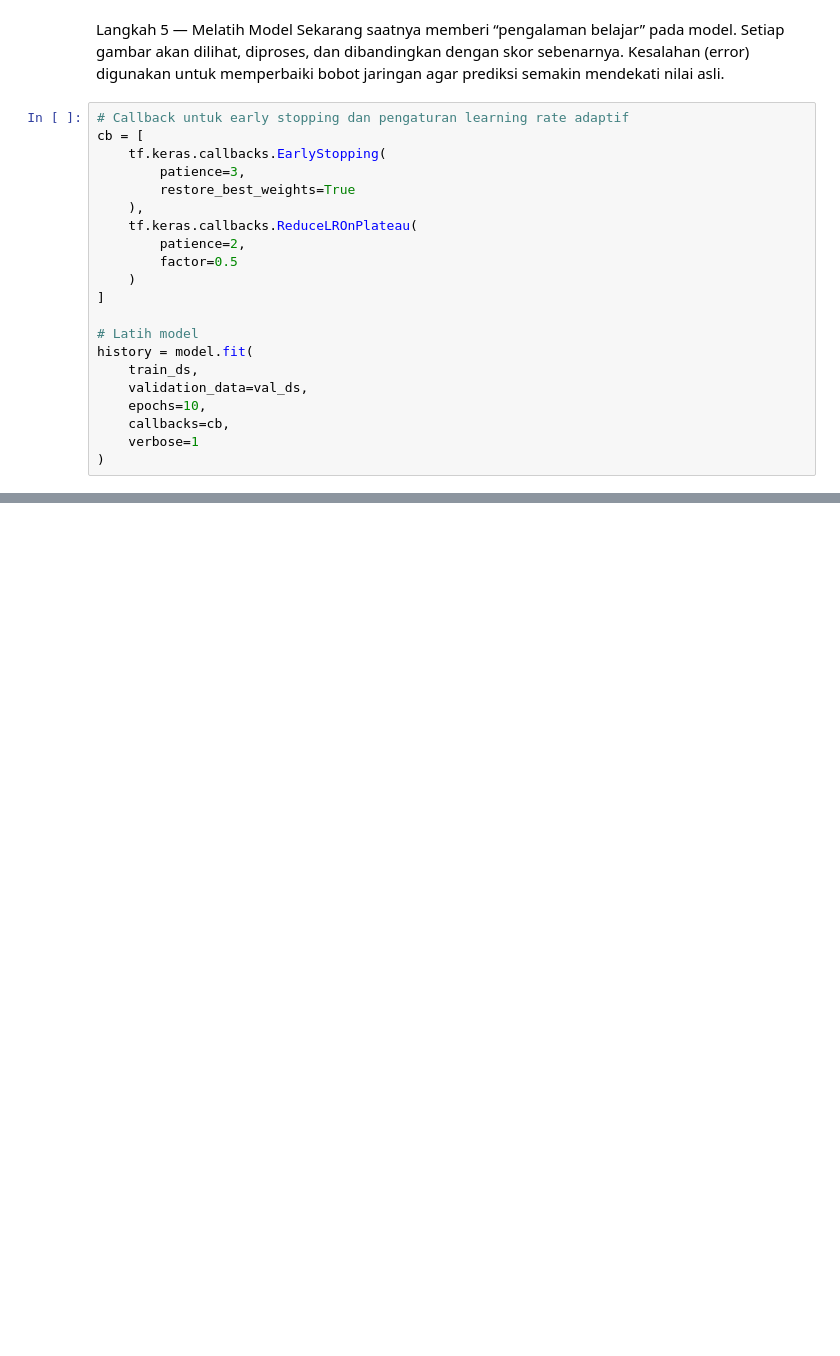
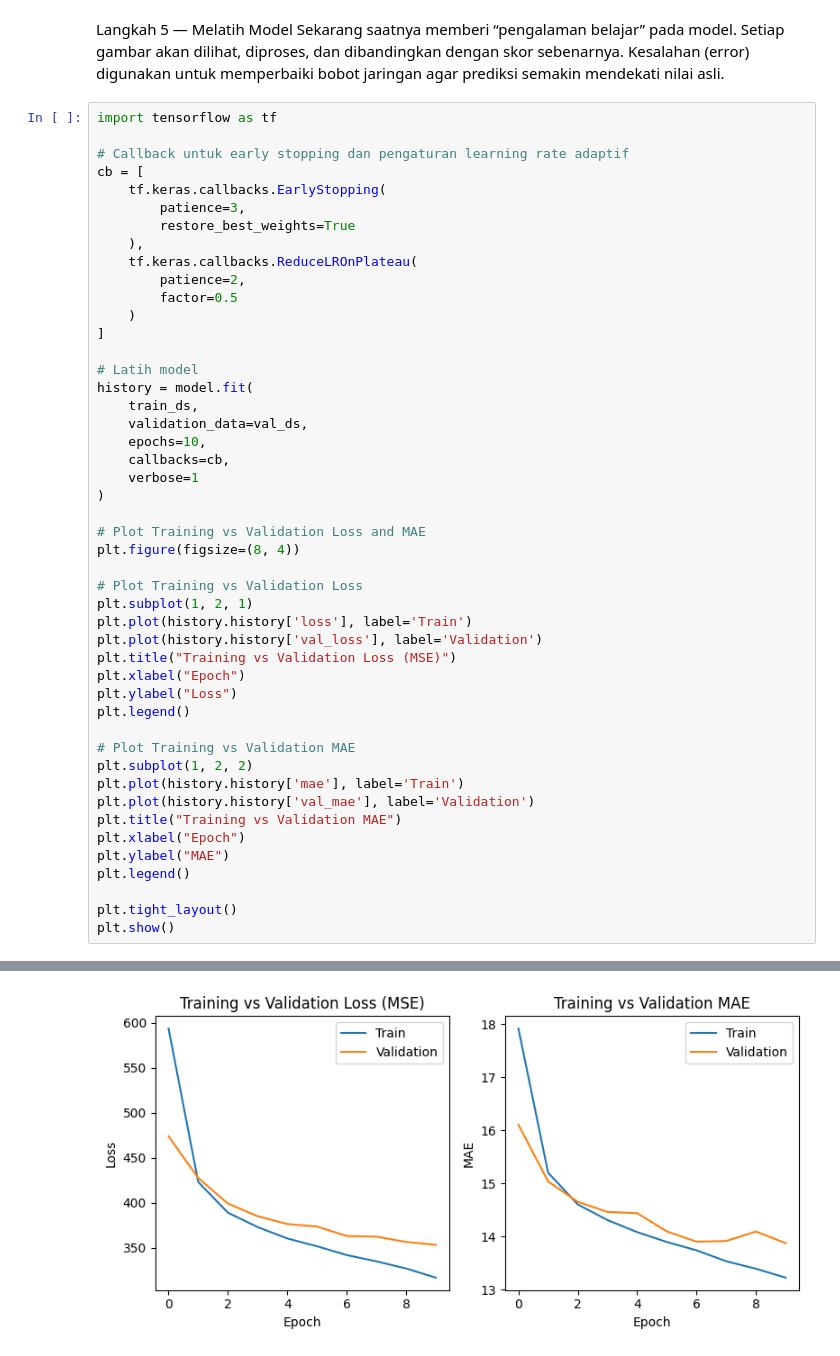
Before and after one commit to anisaafn/2025_Visi-Komputer_TI-2B, a Jupyter notebook: Jobsheet_3_Teknik_Regresi_Gambar.ipynb, the cells around one changed output, grey strips where cells are left out. Cells and saved outputs as stored; diff of their text form; blank space fills up the shorter version.

```diff
--- a/Jobsheet_3_Teknik_Regresi_Gambar.ipynb
+++ b/Jobsheet_3_Teknik_Regresi_Gambar.ipynb
@@ -844,6 +844,8 @@ Langkah 5 — Melatih Model
 Sekarang saatnya memberi “pengalaman belajar” pada model.
 Setiap gambar akan dilihat, diproses, dan dibandingkan dengan skor sebenarnya. Kesalahan (error) digunakan untuk memperbaiki bobot jaringan agar prediksi semakin mendekati nilai asli.
 # %%
+import tensorflow as tf
+
 # Callback untuk early stopping dan pengaturan learning rate adaptif
 cb = [
     tf.keras.callbacks.EarlyStopping(
@@ -864,5 +866,29 @@ history = model.fit(
     callbacks=cb,
     verbose=1
 )
+
+# Plot Training vs Validation Loss and MAE
+plt.figure(figsize=(8, 4))
+
+# Plot Training vs Validation Loss
+plt.subplot(1, 2, 1)
+plt.plot(history.history['loss'], label='Train')
+plt.plot(history.history['val_loss'], label='Validation')
+plt.title("Training vs Validation Loss (MSE)")
+plt.xlabel("Epoch")
+plt.ylabel("Loss")
+plt.legend()
+
+# Plot Training vs Validation MAE
+plt.subplot(1, 2, 2)
+plt.plot(history.history['mae'], label='Train')
+plt.plot(history.history['val_mae'], label='Validation')
+plt.title("Training vs Validation MAE")
+plt.xlabel("Epoch")
+plt.ylabel("MAE")
+plt.legend()
+
+plt.tight_layout()
+plt.show()
 # %% [output]
 Epoch 1/10
@@ -869,0 +914 @@ Epoch 1/10
+[figure, added]
```
Also changed, not shown: parts of 12 cells of this notebook.
